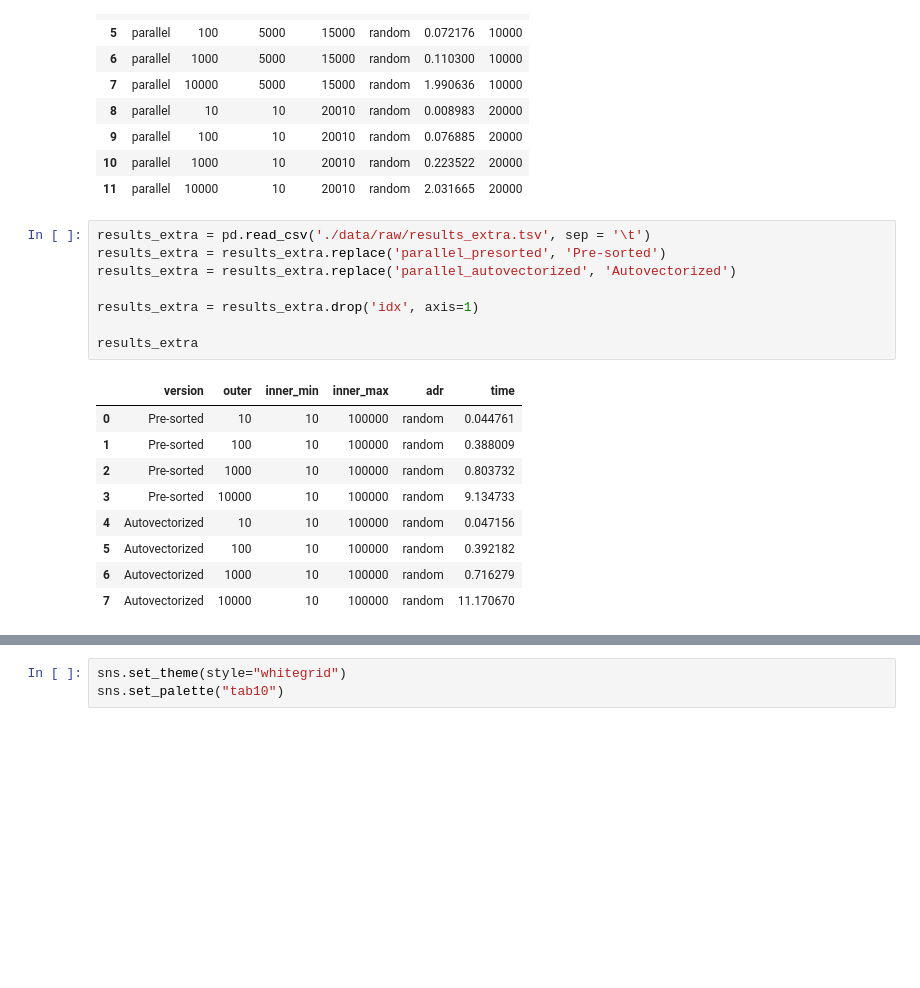
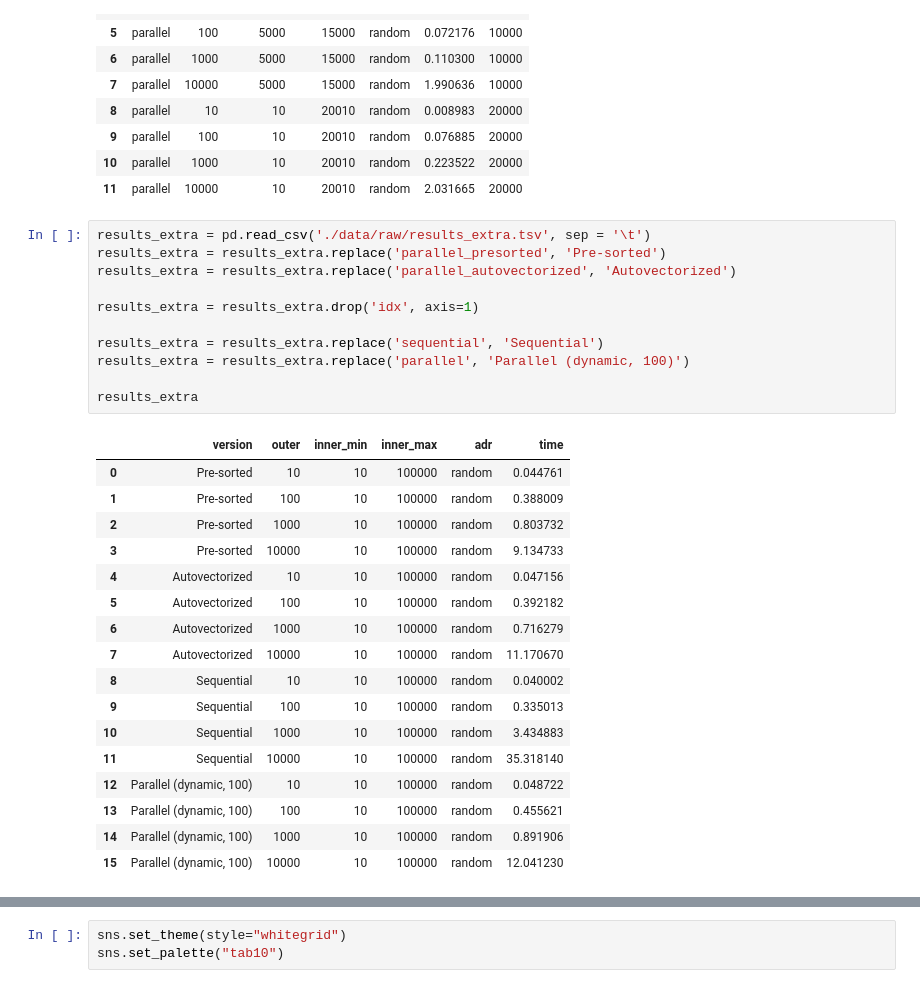
Before and after one commit to marinoandrea/pmms-assignments, a Jupyter notebook: assignment2.ipynb, the cells around one changed output, grey strips where cells are left out. Saved outputs shown, nothing was run; the diff lists cells and outputs as text; blank space fills up the shorter version.

```diff
--- a/assignment2.ipynb
+++ b/assignment2.ipynb
@@ -103,21 +107,32 @@ results_input_size
 # %%
 results_extra = pd.read_csv('./data/raw/results_extra.tsv', sep = '\t')
 results_extra = results_extra.replace('parallel_presorted', 'Pre-sorted')
 results_extra = results_extra.replace('parallel_autovectorized', 'Autovectorized')
 
 results_extra = results_extra.drop('idx', axis=1)
 
+results_extra = results_extra.replace('sequential', 'Sequential')
+results_extra = results_extra.replace('parallel', 'Parallel (dynamic, 100)')
+
 results_extra
 # %% [output]
 |  | version | outer | inner_min | inner_max | adr | time |
 | 0 | Pre-sorted | 10 | 10 | 100000 | random | 0.044761 |
 | 1 | Pre-sorted | 100 | 10 | 100000 | random | 0.388009 |
 | 2 | Pre-sorted | 1000 | 10 | 100000 | random | 0.803732 |
 | 3 | Pre-sorted | 10000 | 10 | 100000 | random | 9.134733 |
 | 4 | Autovectorized | 10 | 10 | 100000 | random | 0.047156 |
 | 5 | Autovectorized | 100 | 10 | 100000 | random | 0.392182 |
 | 6 | Autovectorized | 1000 | 10 | 100000 | random | 0.716279 |
 | 7 | Autovectorized | 10000 | 10 | 100000 | random | 11.170670 |
+| 8 | Sequential | 10 | 10 | 100000 | random | 0.040002 |
+| 9 | Sequential | 100 | 10 | 100000 | random | 0.335013 |
+| 10 | Sequential | 1000 | 10 | 100000 | random | 3.434883 |
+| 11 | Sequential | 10000 | 10 | 100000 | random | 35.318140 |
+| 12 | Parallel (dynamic, 100) | 10 | 10 | 100000 | random | 0.048722 |
+| 13 | Parallel (dynamic, 100) | 100 | 10 | 100000 | random | 0.455621 |
+| 14 | Parallel (dynamic, 100) | 1000 | 10 | 100000 | random | 0.891906 |
+| 15 | Parallel (dynamic, 100) | 10000 | 10 | 100000 | random | 12.041230 |
 # %%
 # Concatenate all of the separate input files
 results = pd.concat([
```
Also changed, not shown: parts of 5 cells of this notebook, 3 other files.
